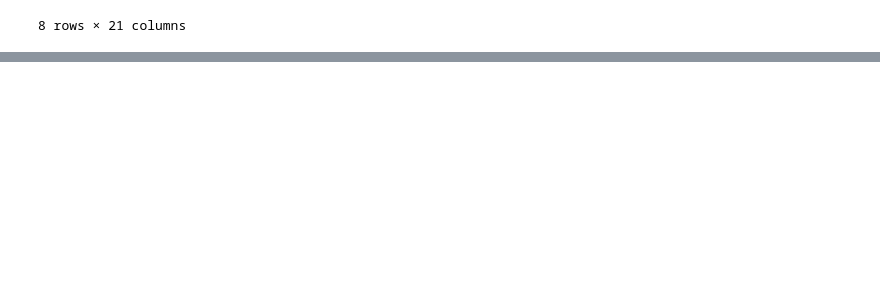
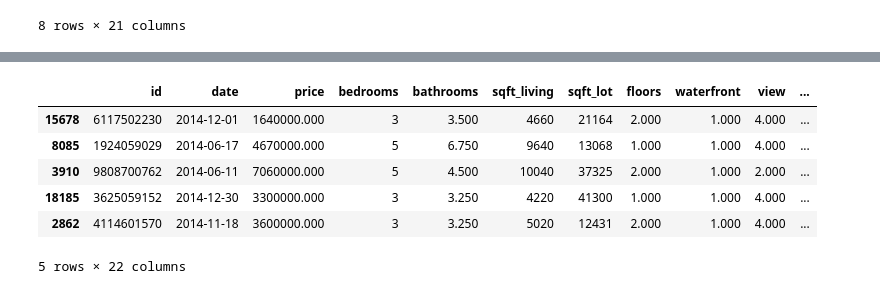
Before and after one commit to rkaur22/eda_project_solo, a Jupyter notebook: EDA.ipynb, the cells around one changed output, grey strips where cells are left out. Drawn from its saved outputs; the diff is of its cells as text; code cells hidden in the pictures; blank space fills up the shorter version.

```diff
--- a/EDA.ipynb
+++ b/EDA.ipynb
@@ -143,0 +170,4 @@ df.describe()
+# %%
+df.query("bedrooms == 33") # check for its index
+df.drop(15856, axis=0, inplace = True) # drop the row
+# shape of the df reduces to (21596, 22)
@@ -195,0 +199,6 @@ grade_yr.head(10)
+# %%
+#keep only those values which have waterfront
+wf_df = df.query('waterfront == 1.0')#.sort_values('price', ascending = False, inplace = True)
+#sort the df from highest price to lowest
+wf_df.sort_values('price', ascending = False, inplace = True)
+wf_df
@@ -195,0 +230,6 @@ grade_yr.head(10)
+# %%
+#wf_df.query('grade.isna()')
+#0 rows × 22 columns
+#wf_df.query('yr_renovated.isna()')
+#25 rows × 22 columns
+wf_df["yr_renovated"].fillna(0, inplace=True)
@@ -195,0 +251,16 @@ grade_yr.head(10)
+# %%
+#wf_df['grade'].unique()
+# array([11, 12, 10,  8,  9,  7,  6,  5])
+df_fin = wf_df.query('yr_renovated != 0').sort_values('grade', ascending = False)
+# %%
+df_fin.head()
+#146 rows
+#29 rows
+# %% [output]
+|  | id | date | price | bedrooms | bathrooms | sqft_living | sqft_lot | floors | waterfront | view | ... |
+| 15678 | 6117502230 | 2014-12-01 | 1640000.000 | 3 | 3.500 | 4660 | 21164 | 2.000 | 1.000 | 4.000 | ... |
+| 8085 | 1924059029 | 2014-06-17 | 4670000.000 | 5 | 6.750 | 9640 | 13068 | 1.000 | 1.000 | 4.000 | ... |
+| 3910 | 9808700762 | 2014-06-11 | 7060000.000 | 5 | 4.500 | 10040 | 37325 | 2.000 | 1.000 | 2.000 | ... |
+| 18185 | 3625059152 | 2014-12-30 | 3300000.000 | 3 | 3.250 | 4220 | 41300 | 1.000 | 1.000 | 4.000 | ... |
+| 2862 | 4114601570 | 2014-11-18 | 3600000.000 | 3 | 3.250 | 5020 | 12431 | 2.000 | 1.000 | 4.000 | ... |
+5 rows × 22 columns
```
Also changed, not shown: parts of 20 cells of this notebook.
